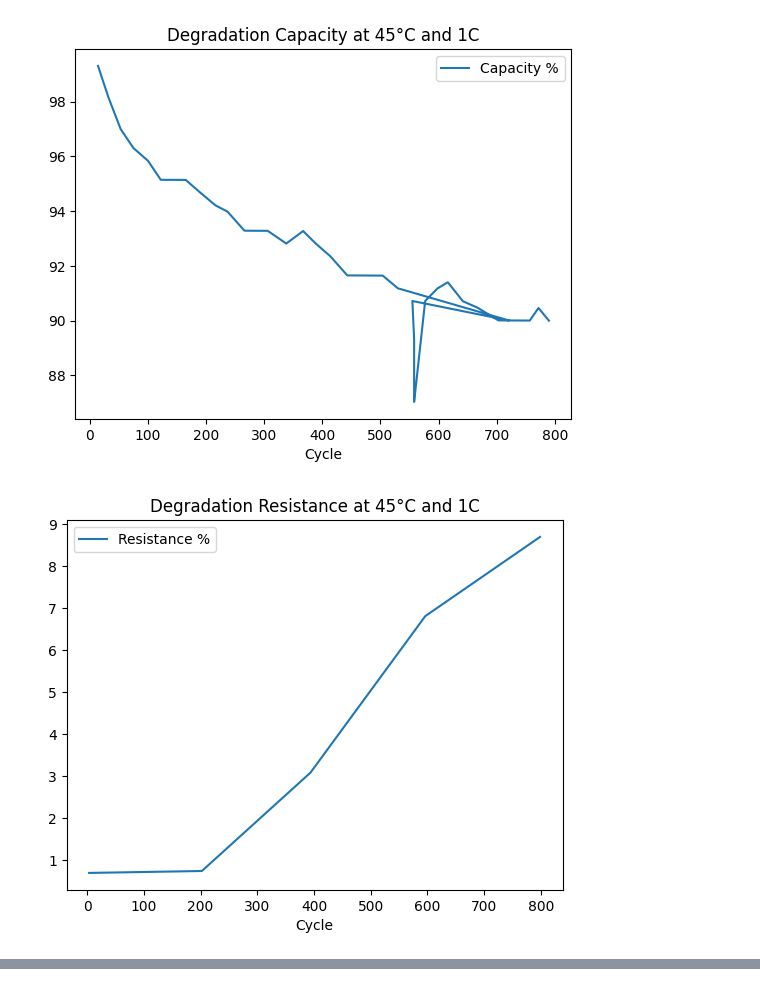
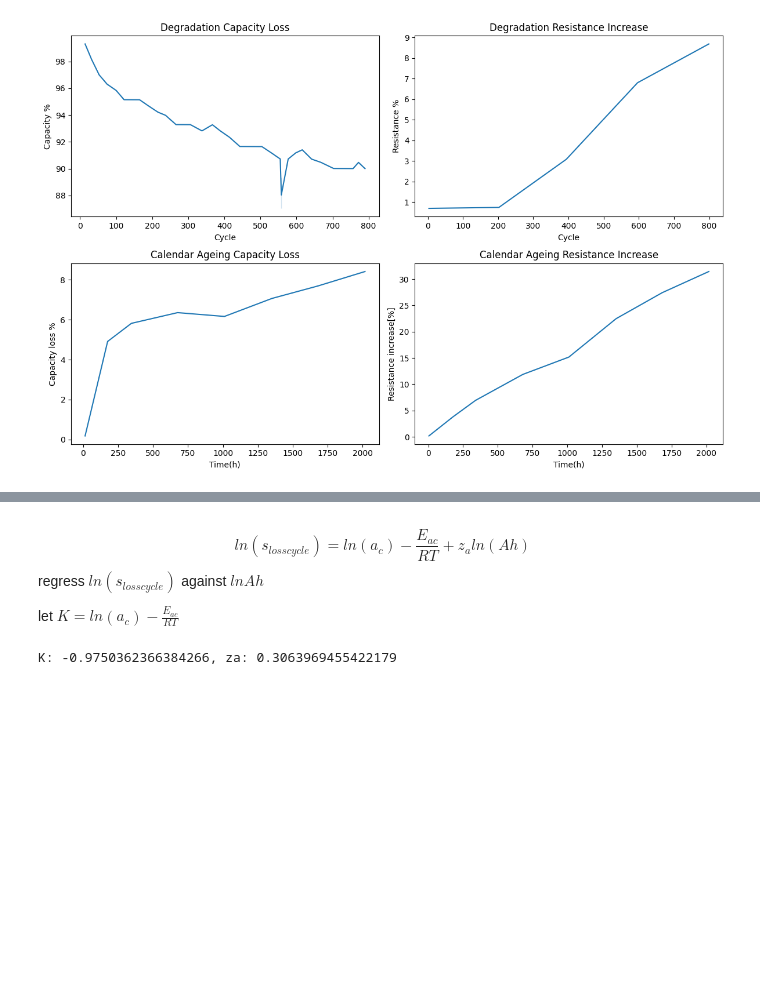
Before and after one commit to m1pan/FCTT, a Jupyter notebook: degradation.ipynb, the cells around one changed output, grey strips where cells are left out. Cells and saved outputs as stored; diff of their text form; code cells hidden in the pictures; blank space fills up the shorter version.

Commit message:
did some regressin

```diff
--- a/degradation.ipynb
+++ b/degradation.ipynb
@@ -3,6 +3,9 @@ import numpy as np
 import pandas as pd
 import matplotlib.pyplot as plt
 import seaborn as sns
+from sklearn.linear_model import LinearRegression
+
+sns.set_style()
 # %%
 deg_capacity = pd.read_csv('Project_3_Data/RE__Data_for_Degradation/Degradation_45DegC_1C.csv')
 def_resistance = pd.read_csv('Project_3_Data/RE__Data_for_Degradation/Degradation_45DegC_1C_resistance.csv')
@@ -10,12 +13,17 @@ def_resistance = pd.read_csv('Project_3_Data/RE__Data_for_Degradation/Degradatio
 cal_capacity = pd.read_excel("Project_3_data/RE__Data_for_Degradation/Calendar_ageing_60degC_SOC_100.xlsx")
 cal_resistance = pd.read_excel("Project_3_data/RE__Data_for_Degradation/Calendar_ageing_60degC_SOC_100_resistance_increase.xlsx")
 # %%
-deg_capacity.plot(x='Cycle', y='Capacity %', title='Degradation Capacity at 45°C and 1C')
-def_resistance.plot(x='Cycle', y='Resistance %', title='Degradation Resistance at 45°C and 1C')
+fig, axs = plt.subplots(2,2, figsize=(12,8))
+sns.lineplot(data=deg_capacity, x='Cycle', y='Capacity %', ax=axs[0,0])
+sns.lineplot(data=def_resistance, x='Cycle', y='Resistance %', ax=axs[0,1])
+sns.lineplot(data=cal_resistance, x='Time(h)', y='Resistance increase[%]', ax=axs[1,1])
+sns.lineplot(data=cal_capacity, x='Time(h)', y='Capacity loss %', ax=axs[1,0])
 
-cal_capacity.plot(x='Time(h)', y='Capacity loss %', title='Calendar Ageing Capacity at 60°C and SOC 100%')
-cal_resistance.plot(x='Time(h)', y='Resistance increase[%]', title='Calendar Ageing Resistance at 60°C and SOC 100%')
+axs[0,0].set_title('Degradation Capacity Loss')
+axs[0,1].set_title('Degradation Resistance Increase')
+axs[1,0].set_title('Calendar Ageing Capacity Loss')
+axs[1,1].set_title('Calendar Ageing Resistance Increase')
+plt.tight_layout()
 plt.show()
 # %% [output]
-[figure, old version]
+[figure, new version]
-[figure, removed]
@@ -23,0 +34,20 @@ plt.show()
+# %% [markdown]
+$$ ln(s_{loss cycle}) = ln(a_c) - \frac{E_{ac}}{RT} + z_a ln(Ah) $$
+regress $ ln(s_{loss cycle}) $ against $ ln{Ah} $
+
+let $ K = ln(a_c) - \frac{E_{ac}}{RT} $
+# %%
+# linear regression in log space
+ln_s = np.log(deg_capacity['Capacity loss'])
+ln_Ah = np.log(deg_capacity['Energy Throughput (Ah)'])
+# ln_Ah = np.array([ln_Ah, np.ones_like(ln_Ah)]).T
+# beta = np.linalg.solve(ln_Ah.T @ ln_Ah, ln_Ah.T @ ln_s)
+
+# K = beta[0]
+# za = beta[1]
+model = LinearRegression().fit(ln_Ah.values.reshape(-1,1), ln_s)
+K = model.intercept_
+za = model.coef_[0]
+print(f"K: {K}, za: {za}")
+# %% [output]
+K: -0.9750362366384266, za: 0.3063969455422179
```
Also changed, not shown: parts of 2 cells of this notebook, 4 other files.
